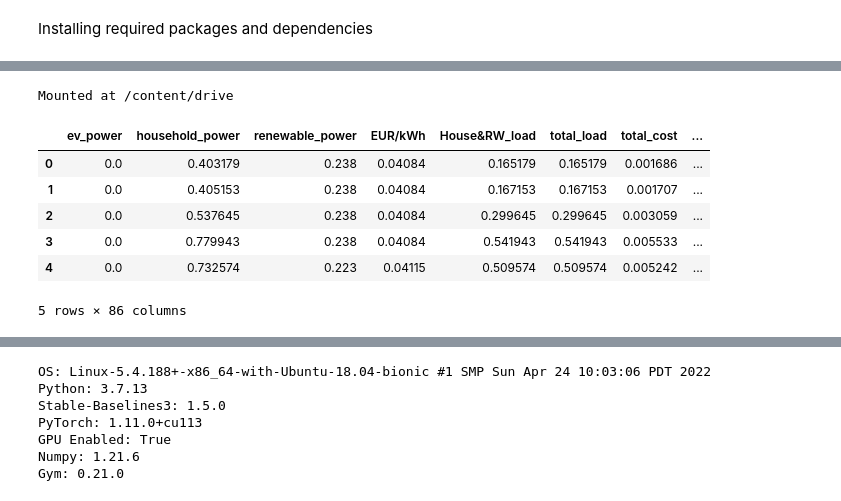
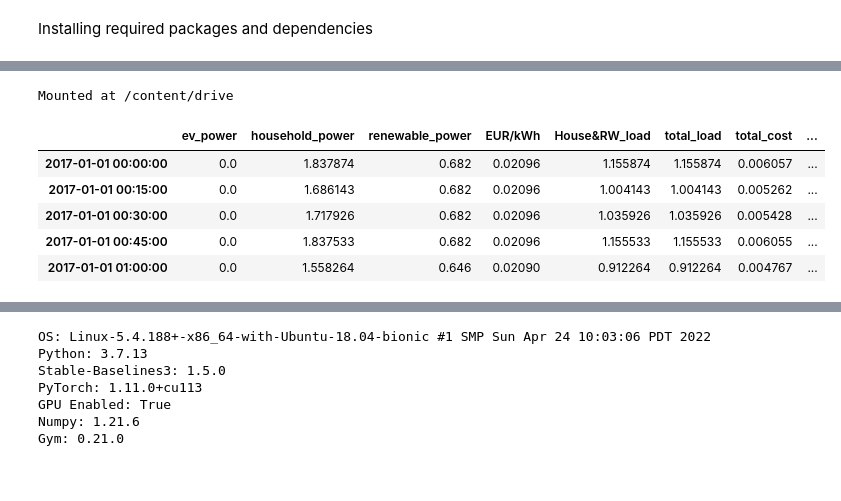
Before and after one commit to francescomaldonato/RL_VPP_Thesis, a Jupyter notebook: VPP_environment.ipynb, the cells around one changed output, grey strips where cells are left out. Saved outputs shown, nothing was run; the diff lists cells and outputs as text; code cells hidden in the pictures.

```diff
--- a/VPP_environment.ipynb
+++ b/VPP_environment.ipynb
@@ -32,30 +42,32 @@ Successfully installed AutoROM.accept-rom-license-0.4.2 ale-py-0.7.5 autorom-0.4
 # %%
 import pandas as pd
 import datetime
-from google.colab import drive
-drive.mount('/content/drive')
+# from google.colab import drive
+# drive.mount('/content/drive')
 
-current_folder = 'drive/My Drive/DAI-Labor/Thesis/'
-input_folder = 'drive/My Drive/DAI-Labor/Thesis/data/environment_table_0/'
-output_folder = 'drive/My Drive/DAI-Labor/Thesis/data/environment_optimized_output_0/'
+current_folder = ''
+input_folder = current_folder + 'data/environment_table_0/'
+output_folder = current_folder + 'data/environment_optimized_output_0/'
 
-VPP_data = pd.read_csv(input_folder + 'VPP_table_complete.csv')
+VPP_data = pd.read_csv(input_folder + 'VPP_table_complete_year_15.csv')
+VPP_data.head()
 VPP_data['time'] = pd.to_datetime(VPP_data['time'])
+#
 time_serie = VPP_data['time'].values
 simulation_len = len(time_serie)
+
+VPP_data = VPP_data.set_index(time_serie)
 VPP_data = VPP_data.iloc[:,2:]
 
-#VPP_data.info()
 VPP_data.head()
 # %% [output]
 Mounted at /content/drive
 |  | ev_power | household_power | renewable_power | EUR/kWh | House&RW_load | total_load | total_cost | ... |
-| 0 | 0.0 | 0.403179 | 0.238 | 0.04084 | 0.165179 | 0.165179 | 0.001686 | ... |
-| 1 | 0.0 | 0.405153 | 0.238 | 0.04084 | 0.167153 | 0.167153 | 0.001707 | ... |
-| 2 | 0.0 | 0.537645 | 0.238 | 0.04084 | 0.299645 | 0.299645 | 0.003059 | ... |
-| 3 | 0.0 | 0.779943 | 0.238 | 0.04084 | 0.541943 | 0.541943 | 0.005533 | ... |
-| 4 | 0.0 | 0.732574 | 0.223 | 0.04115 | 0.509574 | 0.509574 | 0.005242 | ... |
+| 2017-01-01 00:00:00 | 0.0 | 1.837874 | 0.682 | 0.02096 | 1.155874 | 1.155874 | 0.006057 | ... |
+| 2017-01-01 00:15:00 | 0.0 | 1.686143 | 0.682 | 0.02096 | 1.004143 | 1.004143 | 0.005262 | ... |
+| 2017-01-01 00:30:00 | 0.0 | 1.717926 | 0.682 | 0.02096 | 1.035926 | 1.035926 | 0.005428 | ... |
+| 2017-01-01 00:45:00 | 0.0 | 1.837533 | 0.682 | 0.02096 | 1.155533 | 1.155533 | 0.006055 | ... |
+| 2017-01-01 01:00:00 | 0.0 | 1.558264 | 0.646 | 0.02090 | 0.912264 | 0.912264 | 0.004767 | ... |
-5 rows × 86 columns
 # %%
 # import gym
 # #import pygame
```
Also changed, not shown: parts of 38 cells of this notebook, 48 other files.
